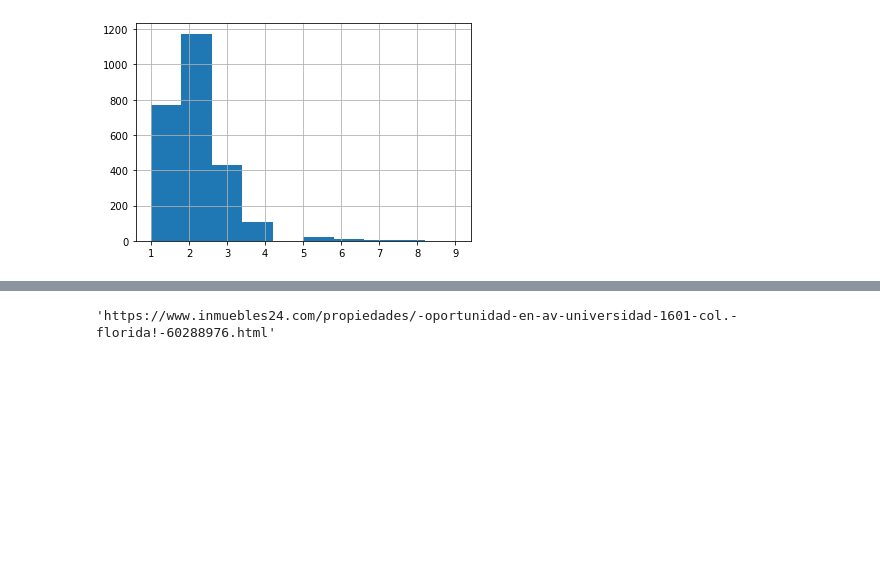
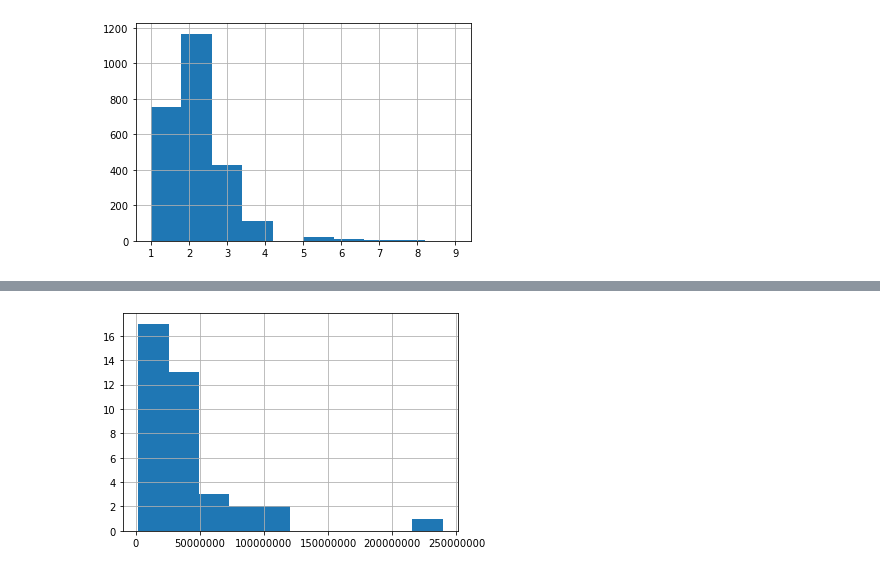
Before and after one commit to trezeget-1/meli_project, a Jupyter notebook: Inmuebles 24 - ETL.ipynb, the cells around one changed output, grey strips where cells are left out. Saved outputs shown, nothing was run; the diff lists cells and outputs as text; code cells hidden in the pictures; blank space fills up the shorter version.

```diff
--- a/Inmuebles 24 - ETL.ipynb
+++ b/Inmuebles 24 - ETL.ipynb
@@ -848,0 +842,5 @@ tabla_final['Número de baños completos'].hist()
+# %%
+tabla_final.loc[tabla_final['Número de m2']>=800]['Precio'].hist()
+plt.ticklabel_format(style='plain')
+# %% [output]
+[figure, added]
@@ -849,4 +853,4 @@ tabla_final['Número de baños completos'].hist()
 # %%
-tabla_final.iloc[1142]['Link de la publicación']
+url = tabla_final.iloc[2475]['Link de la publicación']
+
+browser.visit(url)
-# %% [output]
-'https://www.inmuebles24.com/propiedades/-oportunidad-en-av-universidad-1601-col.-florida!-60288976.html'
```
Also changed, not shown: parts of 18 cells of this notebook.
